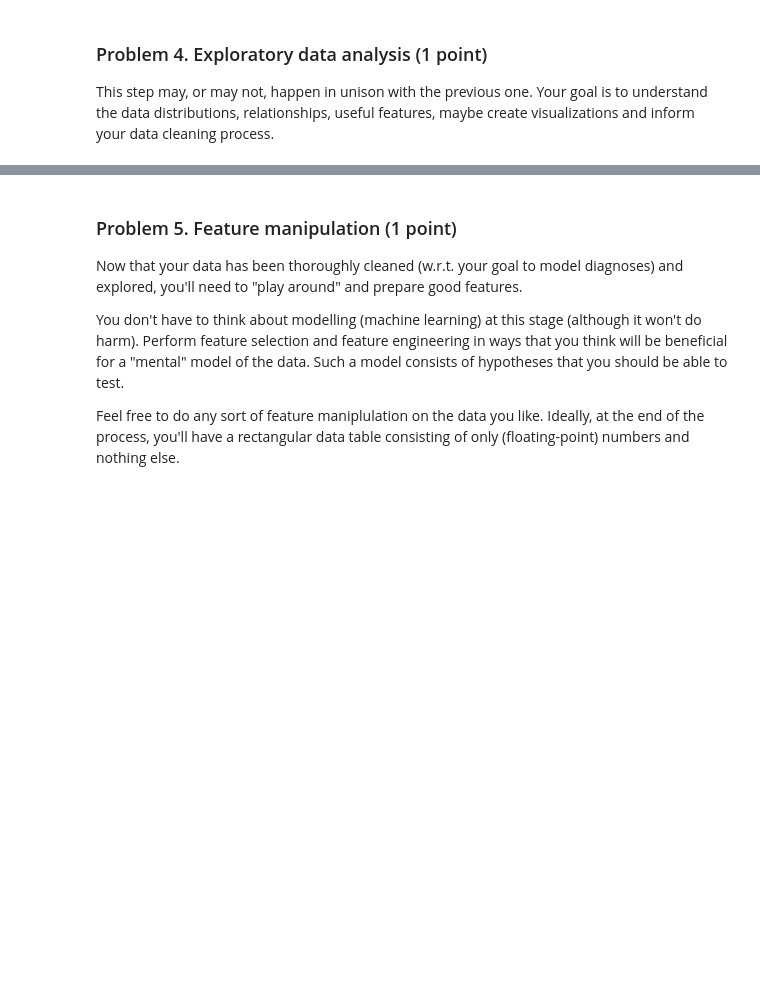
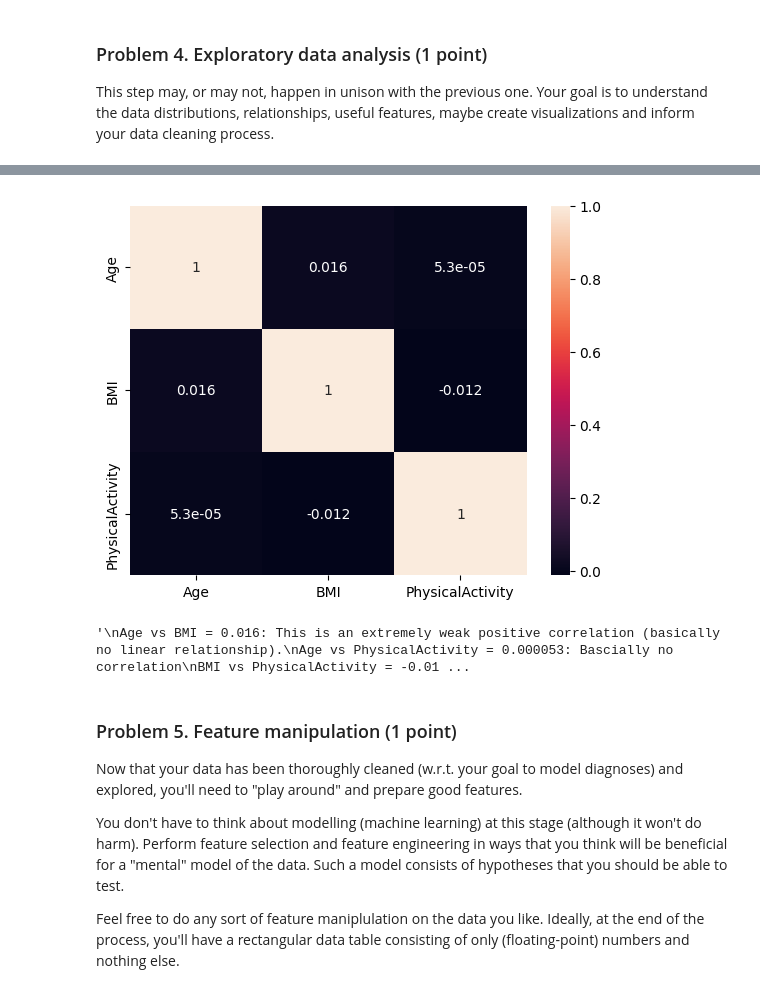
Before and after one commit to mitkodimitrof1422/asthma-disease-analysis, a Jupyter notebook: notebooks/DS Project Archiecture Lab.ipynb, the cells around one changed output, grey strips where cells are left out. Saved outputs shown, nothing was run; the diff lists cells and outputs as text; code cells hidden in the pictures; blank space fills up the shorter version.

```diff
--- a/notebooks/DS Project Archiecture Lab.ipynb
+++ b/notebooks/DS Project Archiecture Lab.ipynb
@@ -57,3 +131,16 @@ This step may, or may not, happen in unison with the previous one. Your goal is
+# %%
+corr = asthma_table[['Age','BMI','PhysicalActivity']].corr()
+sns.heatmap(corr, annot=True)
+plt.show()
+
+"""
+Age vs BMI = 0.016: This is an extremely weak positive correlation (basically no linear relationship).
+Age vs PhysicalActivity = 0.000053: Bascially no correlation
+BMI vs PhysicalActivity = -0.012: Also very weak negative correlation, so no correlation
+"""
+# %% [output]
+[figure, added]
+'\nAge vs BMI = 0.016: This is an extremely weak positive correlation (basically no linear relationship).\nAge vs PhysicalActivity = 0.000053: Bascially no correlation\nBMI vs PhysicalActivity = -0.01 ...
 # %% [markdown]
 ### Problem 5. Feature manipulation (1 point)
 Now that your data has been thoroughly cleaned (w.r.t. your goal to model diagnoses) and explored, you'll need to "play around" and prepare good features.
```
Also changed, not shown: parts of 13 cells of this notebook, 1 other file.
